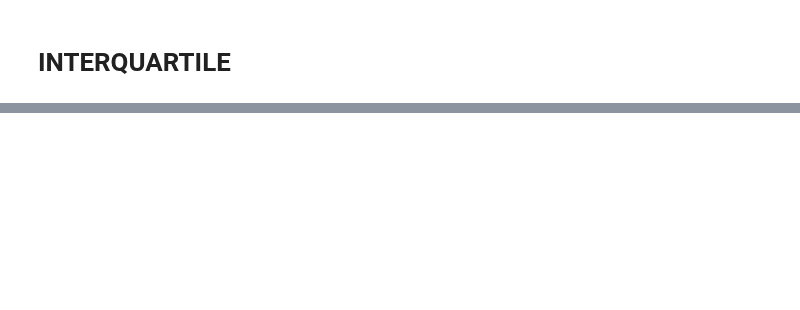
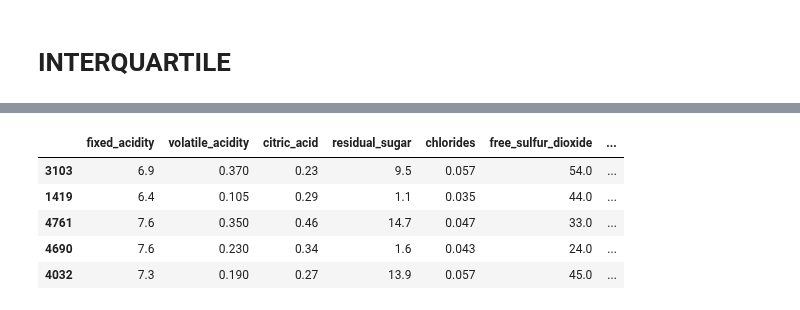
Before and after one commit to AlexIchie-coder/Projects, a Jupyter notebook: Blueberry_project.ipynb, the cells around one changed output, grey strips where cells are left out. Cells and saved outputs as stored; diff of their text form; code cells hidden in the pictures; blank space fills up the shorter version.

```diff
--- a/Blueberry_project.ipynb
+++ b/Blueberry_project.ipynb
@@ -573,0 +725,9 @@ acc
+# %%
+X_test.head()
+# %% [output]
+|  | fixed_acidity | volatile_acidity | citric_acid | residual_sugar | chlorides | free_sulfur_dioxide | ... |
+| 3103 | 6.9 | 0.370 | 0.23 | 9.5 | 0.057 | 54.0 | ... |
+| 1419 | 6.4 | 0.105 | 0.29 | 1.1 | 0.035 | 44.0 | ... |
+| 4761 | 7.6 | 0.350 | 0.46 | 14.7 | 0.047 | 33.0 | ... |
+| 4690 | 7.6 | 0.230 | 0.34 | 1.6 | 0.043 | 24.0 | ... |
+| 4032 | 7.3 | 0.190 | 0.27 | 13.9 | 0.057 | 45.0 | ... |
```
Also changed, not shown: parts of 78 cells of this notebook.
